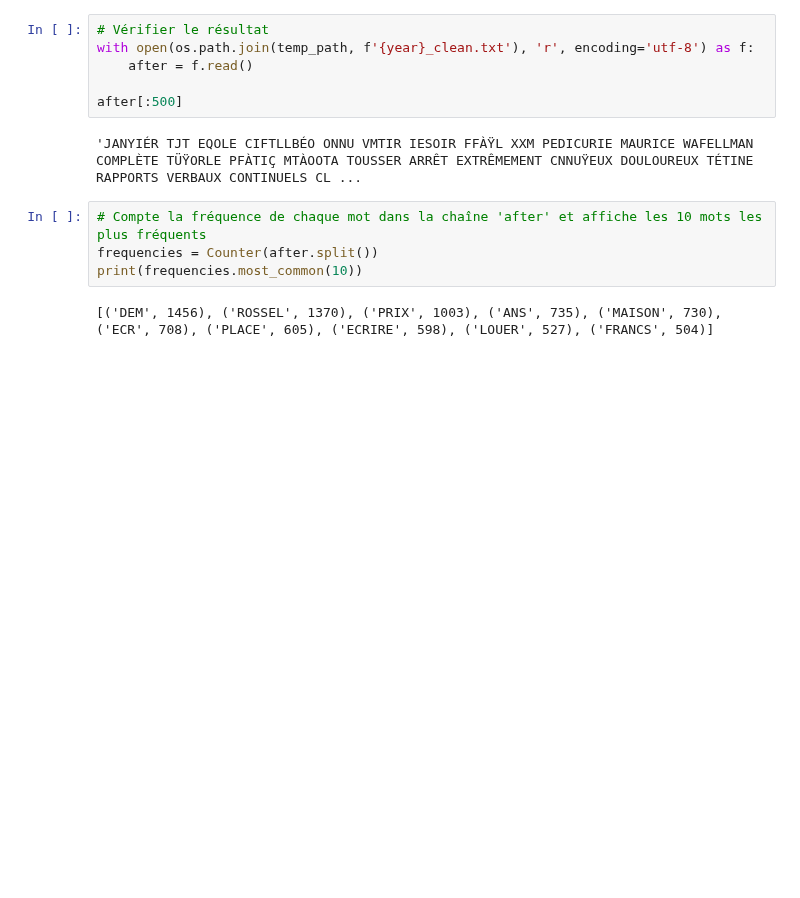
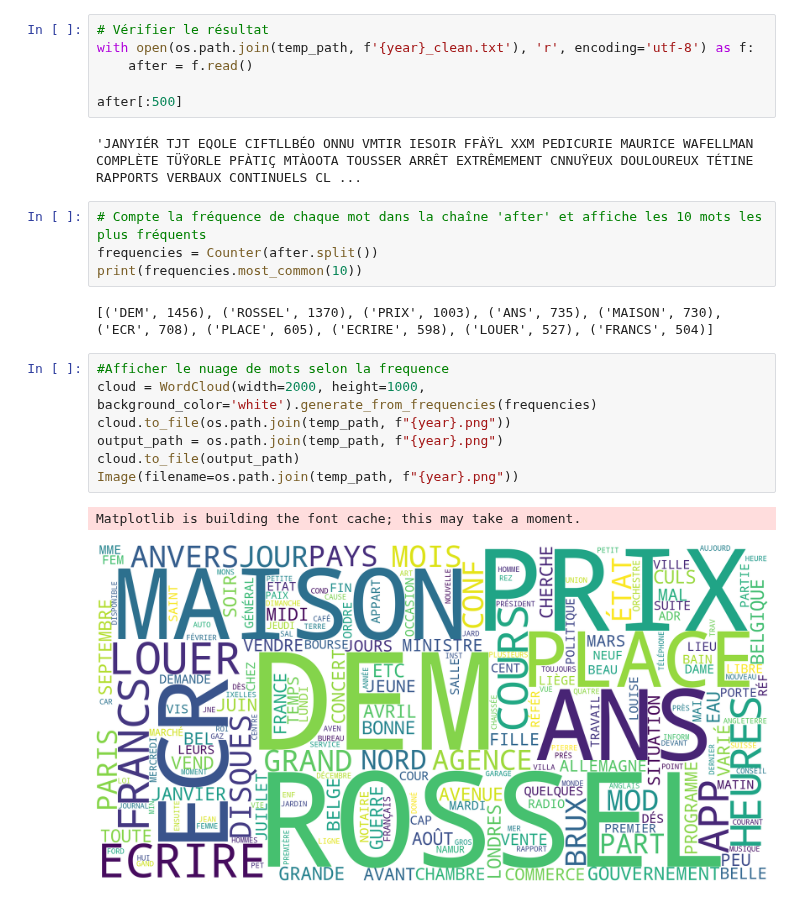
Before and after one commit to 00atal/tac, a Jupyter notebook: tps/tp2/infoExtraction.ipynb, the cells around one changed output. Drawn from its saved outputs; the diff is of its cells as text; blank space fills up the shorter version.

Commit message:
Affichage du nuage de mots selon le frequence

```diff
--- a/tps/tp2/infoExtraction.ipynb
+++ b/tps/tp2/infoExtraction.ipynb
@@ -120,3 +120,13 @@ frequencies = Counter(after.split())
 print(frequencies.most_common(10))
 # %% [output]
 [('DEM', 1456), ('ROSSEL', 1370), ('PRIX', 1003), ('ANS', 735), ('MAISON', 730), ('ECR', 708), ('PLACE', 605), ('ECRIRE', 598), ('LOUER', 527), ('FRANCS', 504)]
+# %%
+#Afficher le nuage de mots selon la frequence
+cloud = WordCloud(width=2000, height=1000, background_color='white').generate_from_frequencies(frequencies)
+cloud.to_file(os.path.join(temp_path, f"{year}.png"))
+output_path = os.path.join(temp_path, f"{year}.png")
+cloud.to_file(output_path)
+Image(filename=os.path.join(temp_path, f"{year}.png"))
+# %% [output]
+Matplotlib is building the font cache; this may take a moment.
+[figure, added]
```
